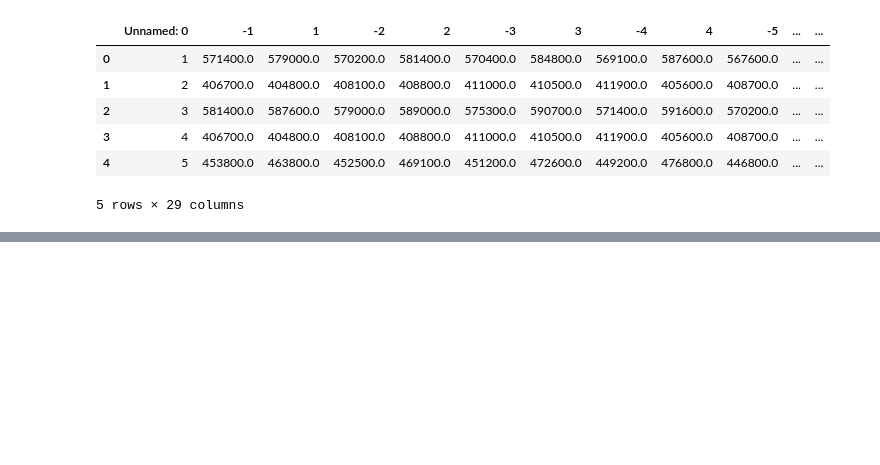
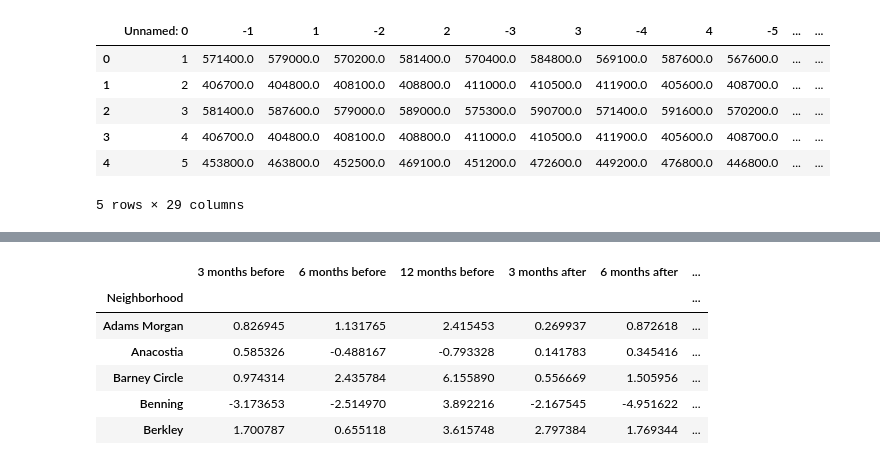
Before and after one commit to arnenewman11/project-one, a Jupyter notebook: Final analysis on data.ipynb, the cells around one changed output, grey strips where cells are left out. Saved outputs shown, nothing was run; the diff lists cells and outputs as text; code cells hidden in the pictures; blank space fills up the shorter version.

Commit message:
added file with percentage changes

```diff
--- a/Final analysis on data.ipynb
+++ b/Final analysis on data.ipynb
@@ -47,15 +47,28 @@ plt.show()
 three = []
 six = []
 twelve = []
+three1 = []
+six1 = []
+twelve1 = []
 for index, row in station_zillow.iterrows():
-    change3 = ((row['3']-row['-3'])/row['-3'])*100
-    if (np.isnan(change3) != True):
-        three.append(change3)
-    change6 = ((row['6']-row['-6'])/row['-6'])*100
-    if (np.isnan(change6) != True):
-        six.append(change6)
-    change12 = ((row['12']-row['-12'])/row['-12'])*100
-    if (np.isnan(change12) != True):
-        twelve.append(change12)
+    change3 = ((row['3']-row['0'])/row['0'])*100
+    #if (np.isnan(change3) != True):
+    three.append(change3)
+    change6 = ((row['6']-row['0'])/row['0'])*100
+    #if (np.isnan(change6) != True):
+    six.append(change6)
+    change12 = ((row['12']-row['0'])/row['0'])*100
+    #if (np.isnan(change12) != True):
+    twelve.append(change12)
+
+    change3a = ((row['0']-row['-3'])/row['-3'])*100
+    #if (np.isnan(change3a) != True):
+    three1.append(change3a)
+    change6a = ((row['0']-row['-6'])/row['-6'])*100
+    #if (np.isnan(change6a) != True):
+    six1.append(change6a)
+    change12a = ((row['0']-row['-12'])/row['-12'])*100
+    #if (np.isnan(change12a) != True):
+    twelve1.append(change12a)
 three
 # %% [output]
@@ -95,0 +109,10 @@ twelve_month_change
+# %%
+df = pd.DataFrame()
+df['Neighborhood']=station_zillow['RegionName']
+df['3 months before'] = three
+df['6 months before'] = six
+df['12 months before'] = twelve
+df['3 months after'] = three1
+df['6 months after'] = six1
+df['12 months after'] = twelve1
+df.head()
@@ -95,0 +126,12 @@ twelve_month_change
+# %%
+by_neighborhood = df.groupby('Neighborhood').mean()
+by_neighborhood.to_csv('percentage_change.csv')
+by_neighborhood.head()
+# %% [output]
+|  | 3 months before | 6 months before | 12 months before | 3 months after | 6 months after | ... |
+| Neighborhood |  |  |  |  |  | ... |
+| Adams Morgan | 0.826945 | 1.131765 | 2.415453 | 0.269937 | 0.872618 | ... |
+| Anacostia | 0.585326 | -0.488167 | -0.793328 | 0.141783 | 0.345416 | ... |
+| Barney Circle | 0.974314 | 2.435784 | 6.155890 | 0.556669 | 1.505956 | ... |
+| Benning | -3.173653 | -2.514970 | 3.892216 | -2.167545 | -4.951622 | ... |
+| Berkley | 1.700787 | 0.655118 | 3.615748 | 2.797384 | 1.769344 | ... |
```
Also changed, not shown: parts of 7 cells of this notebook, 1 other file.
